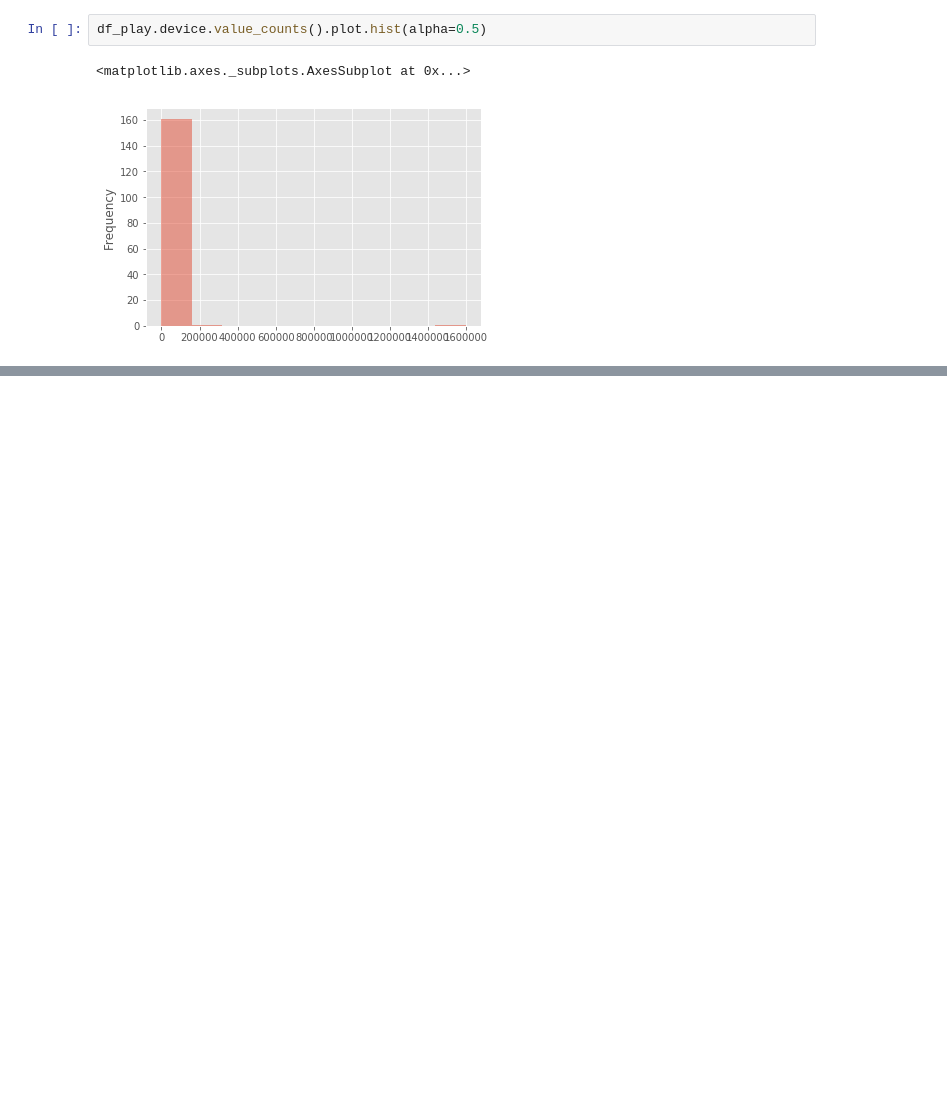
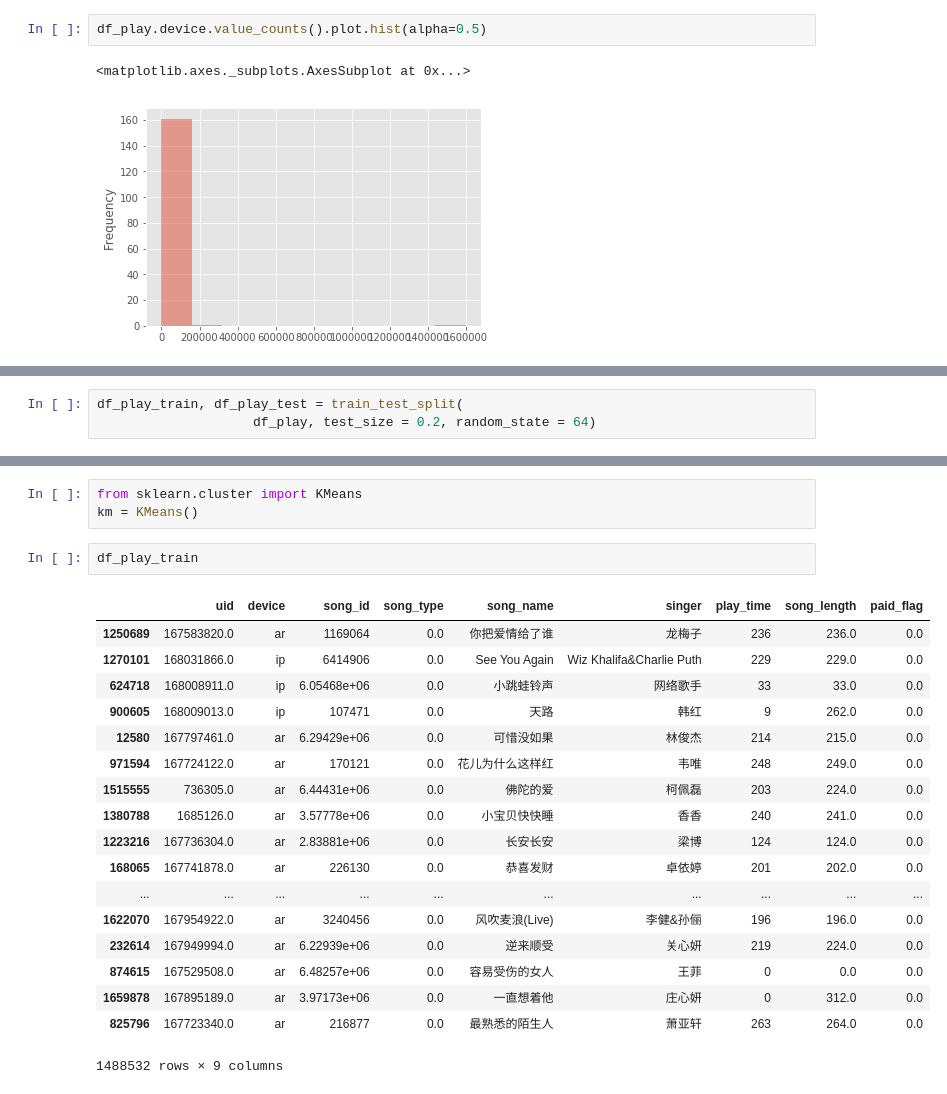
Before and after one commit to BryanBo-Cao/data-science, a Jupyter notebook: music-box/src/BryanBoCao_Code.ipynb, the cells around one changed output, grey strips where cells are left out. Drawn from its saved outputs; the diff is of its cells as text; blank space fills up the shorter version.

Commit message:
Deal with missing values; split dataset

```diff
--- a/music-box/src/BryanBoCao_Code.ipynb
+++ b/music-box/src/BryanBoCao_Code.ipynb
@@ -93,0 +112,3 @@ df_play.device.value_counts().plot.hist(alpha=0.5)
+# %%
+df_play_train, df_play_test = train_test_split(
+                    df_play, test_size = 0.2, random_state = 64)
@@ -93,0 +155,24 @@ df_play.device.value_counts().plot.hist(alpha=0.5)
+# %%
+from sklearn.cluster import KMeans
+km = KMeans()
+# %%
+df_play_train
+# %% [output]
+|  | uid | device | song_id | song_type | song_name | singer | play_time | song_length | paid_flag |
+| 1250689 | 167583820.0 | ar | 1169064 | 0.0 | 你把爱情给了谁 | 龙梅子 | 236 | 236.0 | 0.0 |
+| 1270101 | 168031866.0 | ip | 6414906 | 0.0 | See You Again | Wiz Khalifa&Charlie Puth | 229 | 229.0 | 0.0 |
+| 624718 | 168008911.0 | ip | 6.05468e+06 | 0.0 | 小跳蛙铃声 | 网络歌手 | 33 | 33.0 | 0.0 |
+| 900605 | 168009013.0 | ip | 107471 | 0.0 | 天路 | 韩红 | 9 | 262.0 | 0.0 |
+| 12580 | 167797461.0 | ar | 6.29429e+06 | 0.0 | 可惜没如果 | 林俊杰 | 214 | 215.0 | 0.0 |
+| 971594 | 167724122.0 | ar | 170121 | 0.0 | 花儿为什么这样红 | 韦唯 | 248 | 249.0 | 0.0 |
+| 1515555 | 736305.0 | ar | 6.44431e+06 | 0.0 | 佛陀的爱 | 柯佩磊 | 203 | 224.0 | 0.0 |
+| 1380788 | 1685126.0 | ar | 3.57778e+06 | 0.0 | 小宝贝快快睡 | 香香 | 240 | 241.0 | 0.0 |
+| 1223216 | 167736304.0 | ar | 2.83881e+06 | 0.0 | 长安长安 | 梁博 | 124 | 124.0 | 0.0 |
+| 168065 | 167741878.0 | ar | 226130 | 0.0 | 恭喜发财 | 卓依婷 | 201 | 202.0 | 0.0 |
+| ... | ... | ... | ... | ... | ... | ... | ... | ... | ... |
+| 1622070 | 167954922.0 | ar | 3240456 | 0.0 | 风吹麦浪(Live) | 李健&孙俪 | 196 | 196.0 | 0.0 |
+| 232614 | 167949994.0 | ar | 6.22939e+06 | 0.0 | 逆来顺受 | 关心妍 | 219 | 224.0 | 0.0 |
+| 874615 | 167529508.0 | ar | 6.48257e+06 | 0.0 | 容易受伤的女人 | 王菲 | 0 | 0.0 | 0.0 |
+| 1659878 | 167895189.0 | ar | 3.97173e+06 | 0.0 | 一直想着他 | 庄心妍 | 0 | 312.0 | 0.0 |
+| 825796 | 167723340.0 | ar | 216877 | 0.0 | 最熟悉的陌生人 | 萧亚轩 | 263 | 264.0 | 0.0 |
+1488532 rows × 9 columns
```
Also changed, not shown: parts of 16 cells of this notebook.
